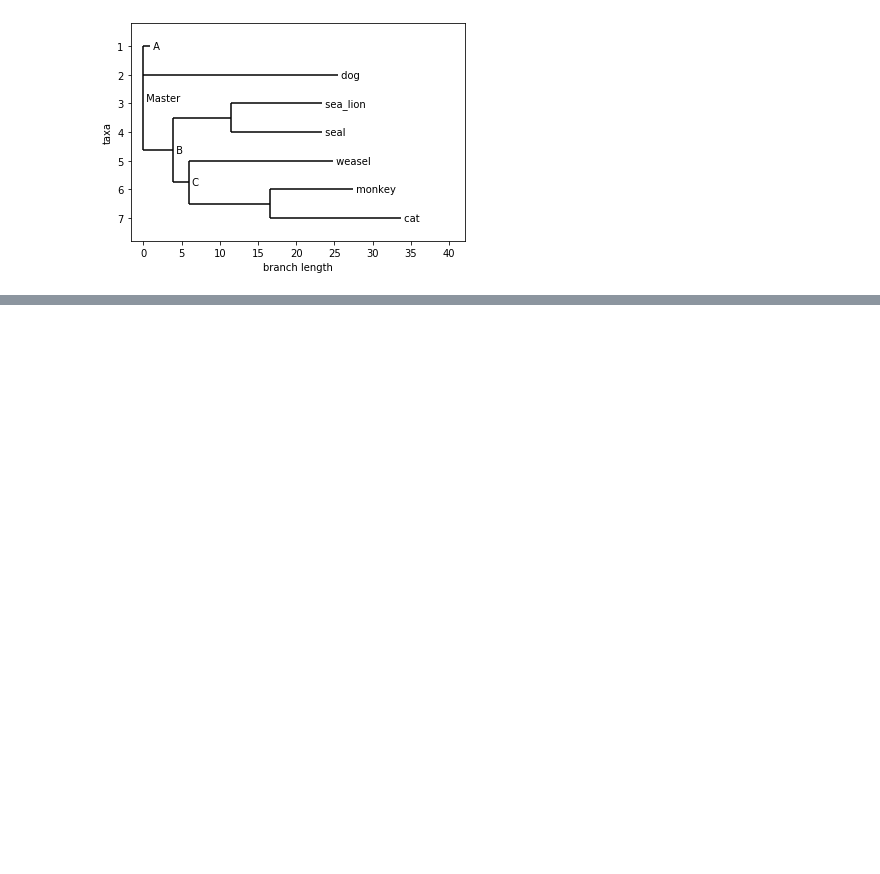
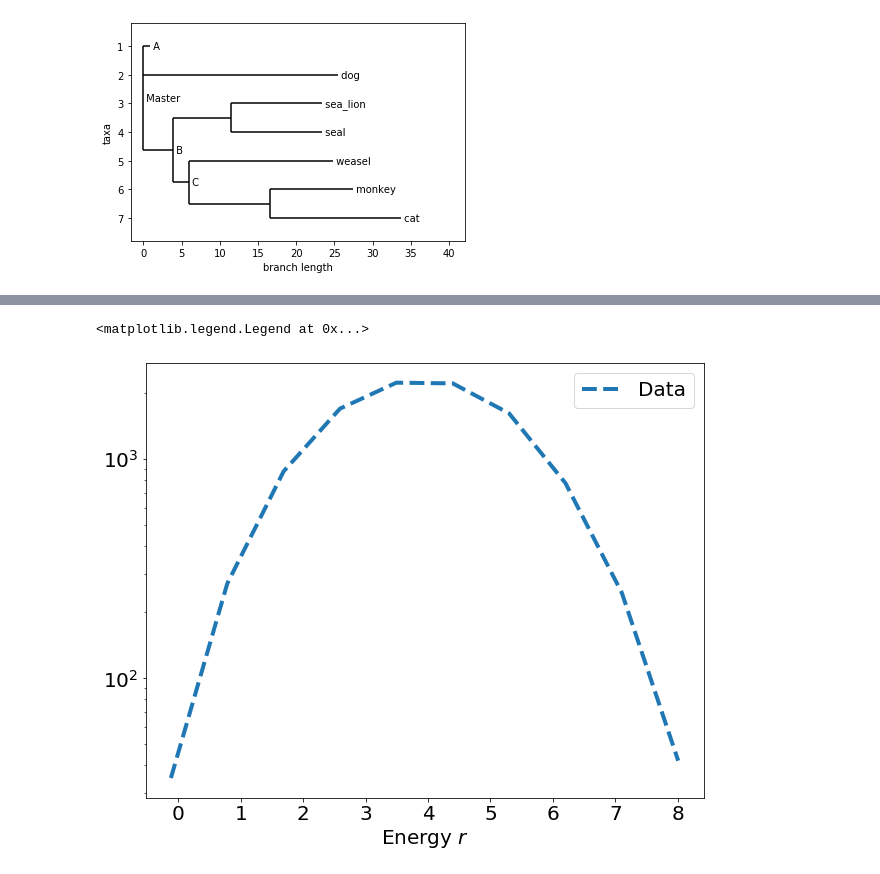
Before and after one commit to betoto008/Affinity_maturation, a Jupyter notebook: Jupyter_Notebooks/Stochastic_simulation.ipynb, the cells around one changed output, grey strips where cells are left out. Cells and saved outputs as stored; diff of their text form; code cells hidden in the pictures; blank space fills up the shorter version.

Commit message:
ready to try simulation with energies mac20

```diff
--- a/Jupyter_Notebooks/Stochastic_simulation.ipynb
+++ b/Jupyter_Notebooks/Stochastic_simulation.ipynb
@@ -131,0 +137,24 @@ ax.legend(np.concatenate(([],handles)),np.concatenate(([],labels)), loc = 0, fon
+# %%
+energies = np.array([])
+for i in range(n_seq):
+    energies = np.append(energies,Sequences[i].energy)
+# %%
+data_energies = np.histogram(energies, bins=10)
+# %%
+fig, ax = plt.subplots(figsize=(10,8))
+#ax.plot(data_distances[1][0:-1], scipy.special.comb(9, data_distances[1][0:-1]), linewidth = 4 , label = 'Binary')
+#ax.plot(data_distances[1][0:-1], scipy.special.comb(9, data_distances[1][0:-1])*((20-1)**data_distances[1][0:-1]), linewidth = 4 , label = '20-Alphabet')
+#ax.plot(data_distances[1][0:-1], np.exp(4*data_distances[1][0:-1]), linewidth = 4, label = r'$e^{\lambda r}$')
+ax.plot(data_energies[1][0:-1], data_energies[0], linewidth = 4, label = 'Data', linestyle = 'dashed')
+
+ax.set_yscale('log')
+#ax.set_ylim(1,1e10)
+ax.set_xlabel(r'Energy $r$', fontsize = 20)
+ax.set_ylabel(r'', fontsize = 20)
+ax.tick_params(labelsize = 20)
+handles, labels = ax.get_legend_handles_labels()
+ax.legend(np.concatenate(([],handles)),np.concatenate(([],labels)), loc = 0, fontsize = 20)
+#fig.savefig('../Figures/S_r_0.png')
+# %% [output]
+<matplotlib.legend.Legend at 0x...>
+[figure, added]
```
Also changed, not shown: parts of 6 cells of this notebook, 9 other files.
